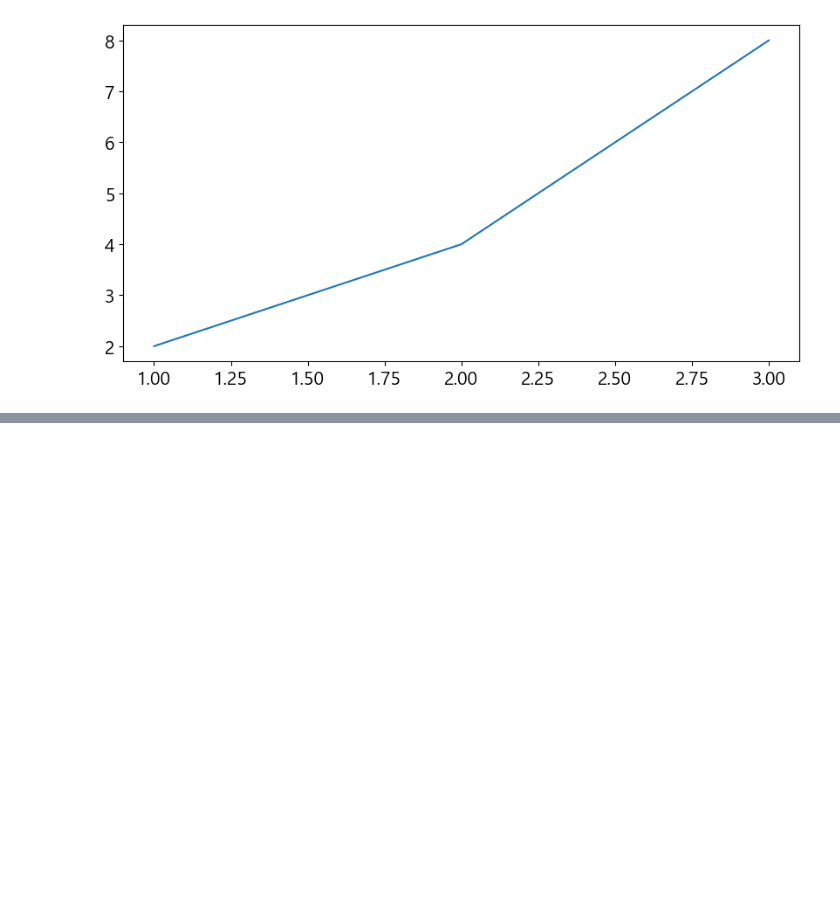
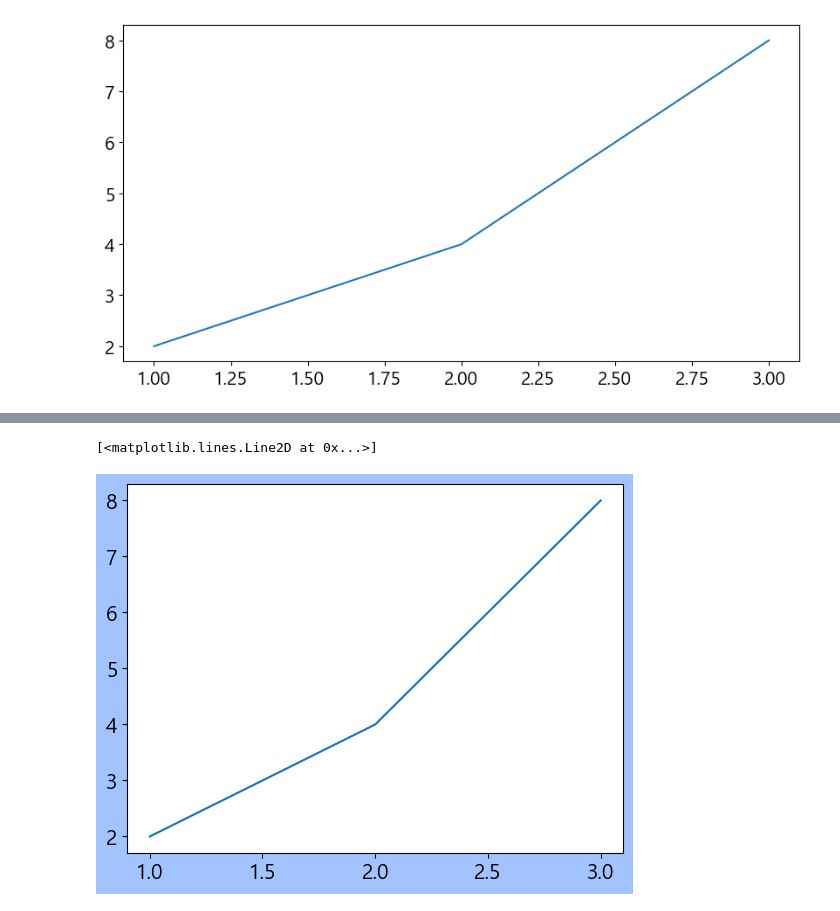
Before and after one commit to psjeong/Machine-Learning, a Jupyter notebook: Matplotlib/04. 스타일.ipynb, the cells around one changed output, grey strips where cells are left out. Cells and saved outputs as stored; diff of their text form; code cells hidden in the pictures; blank space fills up the shorter version.

```diff
--- a/Matplotlib/04. 스타일.ipynb
+++ b/Matplotlib/04. 스타일.ipynb
@@ -170,0 +192,6 @@ plt.plot(x, y)
+# %%
+plt.figure(facecolor='#a1c3ff')
+plt.plot(x, y)
+# %% [output]
+[<matplotlib.lines.Line2D at 0x...>]
+[figure, added]
```
Also changed, not shown: parts of 4 cells of this notebook.
